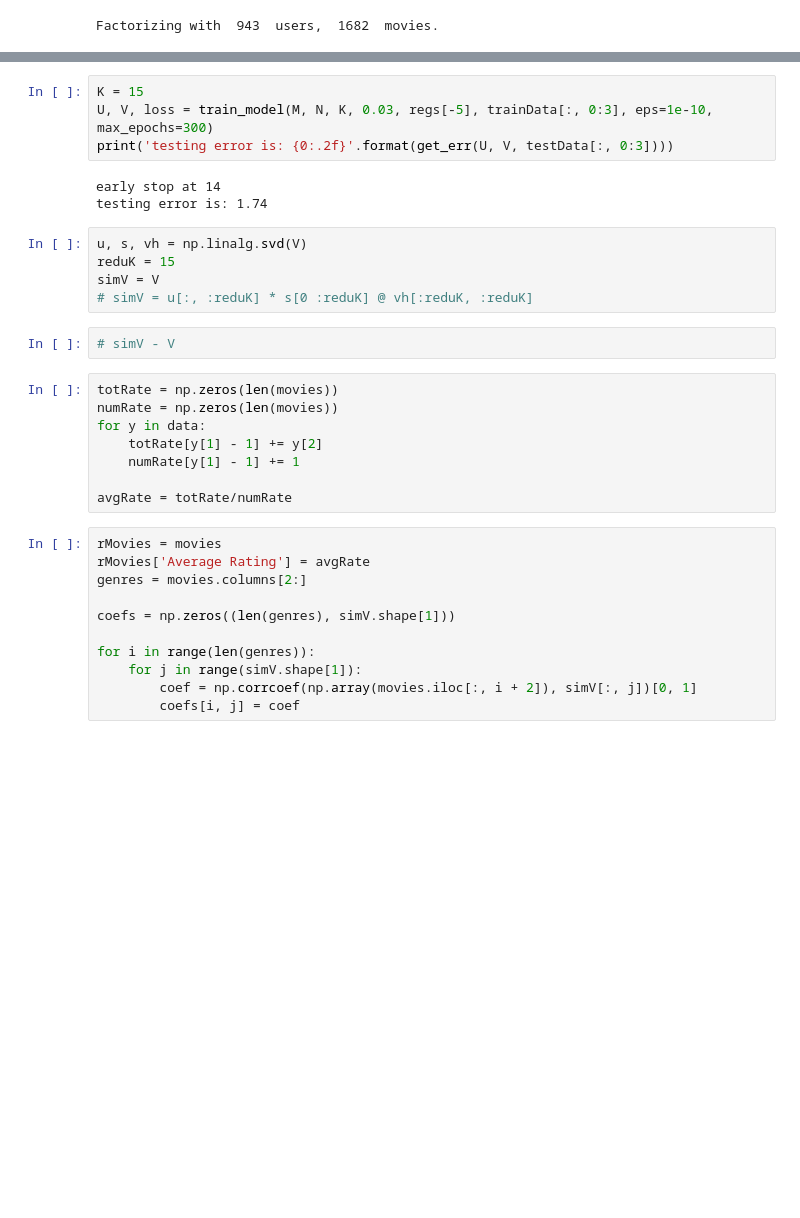
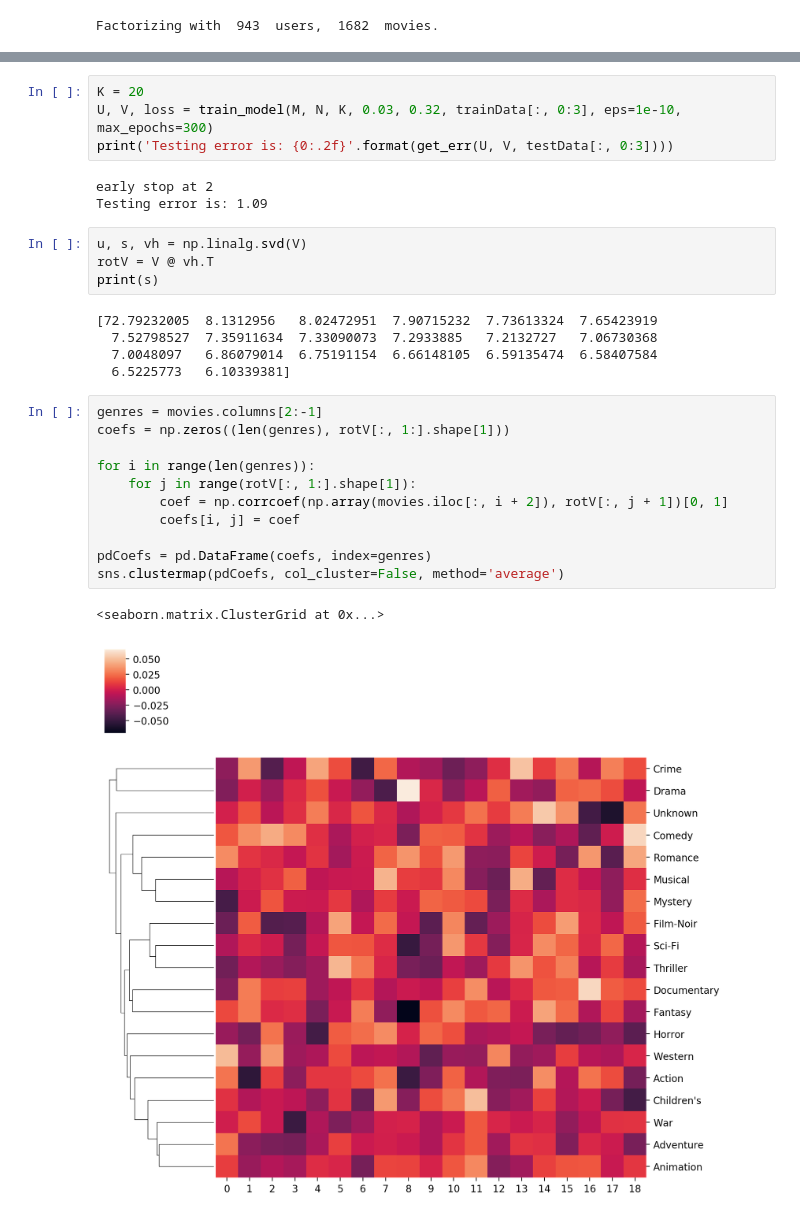
Before and after one commit to LiyinHe/CS155_project2, a Jupyter notebook: Basic_Learn_YM.ipynb, the cells around one changed output, grey strips where cells are left out. Cells and saved outputs as stored; diff of their text form; blank space fills up the shorter version.

```diff
--- a/Basic_Learn_YM.ipynb
+++ b/Basic_Learn_YM.ipynb
@@ -97,33 +76,30 @@ plt.show()
 # %%
-K = 15
-U, V, loss = train_model(M, N, K, 0.03, regs[-5], trainData[:, 0:3], eps=1e-10, max_epochs=300)
-print('testing error is: {0:.2f}'.format(get_err(U, V, testData[:, 0:3])))
+K = 20
+U, V, loss = train_model(M, N, K, 0.03, 0.32, trainData[:, 0:3], eps=1e-10, max_epochs=300)
+print('Testing error is: {0:.2f}'.format(get_err(U, V, testData[:, 0:3])))
 # %% [output]
-early stop at 14
-testing error is: 1.74
+early stop at 2
+Testing error is: 1.09
 # %%
 u, s, vh = np.linalg.svd(V)
-reduK = 15
-simV = V
-# simV = u[:, :reduK] * s[0 :reduK] @ vh[:reduK, :reduK]
+rotV = V @ vh.T
+print(s)
+# %% [output]
+[72.79232005  8.1312956   8.02472951  7.90715232  7.73613324  7.65423919
+  7.52798527  7.35911634  7.33090073  7.2933885   7.2132727   7.06730368
+  7.0048097   6.86079014  6.75191154  6.66148105  6.59135474  6.58407584
+  6.5225773   6.10339381]
-# %%
-# simV - V
-# %%
-totRate = np.zeros(len(movies))
-numRate = np.zeros(len(movies))
-for y in data:
-    totRate[y[1] - 1] += y[2]
-    numRate[y[1] - 1] += 1
-
-avgRate = totRate/numRate
 # %%
-rMovies = movies
-rMovies['Average Rating'] = avgRate
-genres = movies.columns[2:]
-
-coefs = np.zeros((len(genres), simV.shape[1]))
+genres = movies.columns[2:-1]
+coefs = np.zeros((len(genres), rotV[:, 1:].shape[1]))
 
 for i in range(len(genres)):
-    for j in range(simV.shape[1]):
-        coef = np.corrcoef(np.array(movies.iloc[:, i + 2]), simV[:, j])[0, 1]
+    for j in range(rotV[:, 1:].shape[1]):
+        coef = np.corrcoef(np.array(movies.iloc[:, i + 2]), rotV[:, j + 1])[0, 1]
         coefs[i, j] = coef
+
+pdCoefs = pd.DataFrame(coefs, index=genres)
+sns.clustermap(pdCoefs, col_cluster=False, method='average')
+# %% [output]
+<seaborn.matrix.ClusterGrid at 0x...>
+[figure, added]
```
Also changed, not shown: parts of 16 cells of this notebook, 3 other files.
